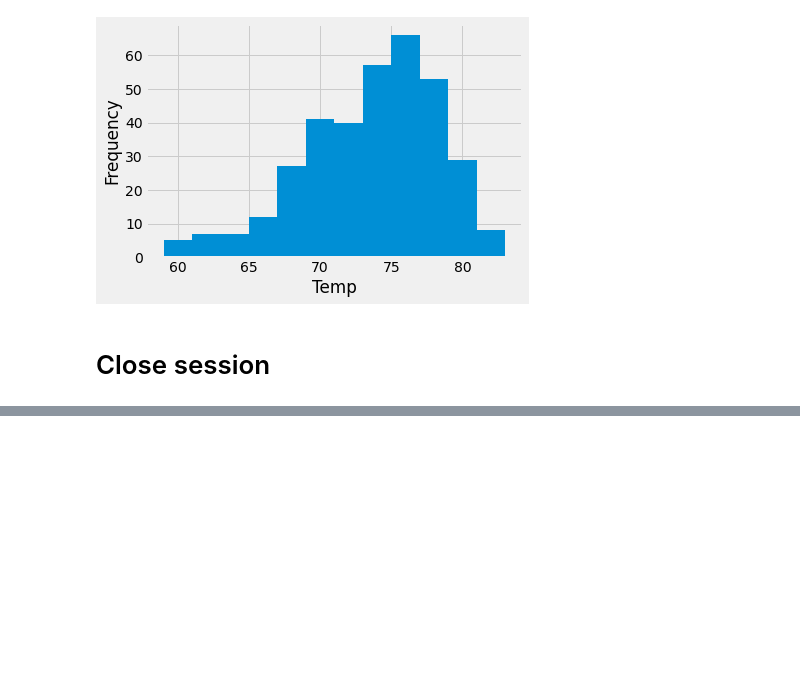
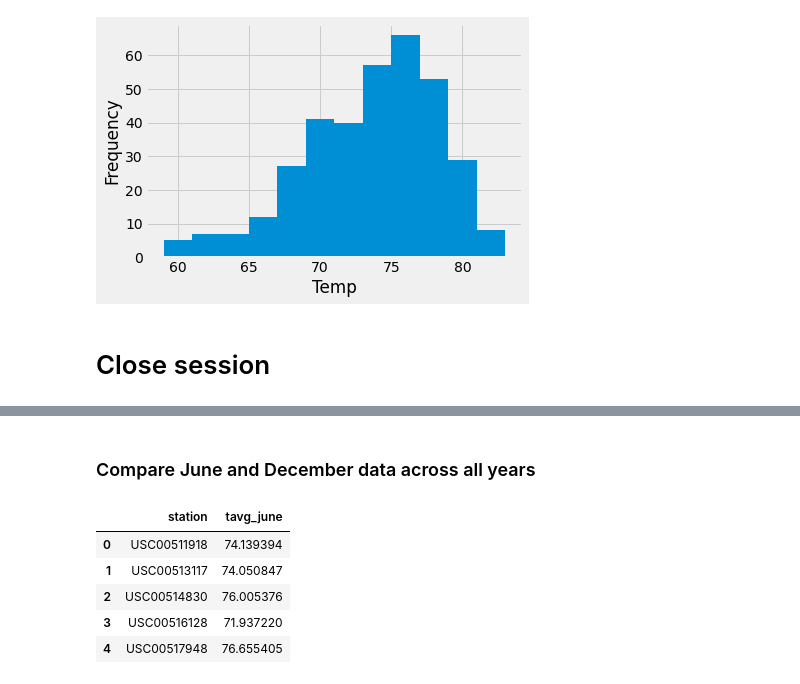
Before and after one commit to NickP20/sqlalchemy-challenge, a Jupyter notebook: climate_analysis.ipynb, the cells around one changed output, grey strips where cells are left out. Drawn from its saved outputs; the diff is of its cells as text; code cells hidden in the pictures; blank space fills up the shorter version.

```diff
--- a/climate_analysis.ipynb
+++ b/climate_analysis.ipynb
@@ -248,0 +316,17 @@ session.close()
+# %% [markdown]
+###  Compare June and December data across all years
+# %%
+# Filter data for desired months
+# Identify the average temperature for June
+june_temp= session.query(Measurement.station, func.avg(Measurement.tobs)).\
+                        filter(func.strftime("%m", Measurement.date)== "06").\
+                        group_by(Measurement.station).all()
+june_temp_df =pd.DataFrame(june_temp, columns =["station", "tavg_june"])
+june_temp_df.head()
+# %% [output]
+|  | station | tavg_june |
+| 0 | USC00511918 | 74.139394 |
+| 1 | USC00513117 | 74.050847 |
+| 2 | USC00514830 | 76.005376 |
+| 3 | USC00516128 | 71.937220 |
+| 4 | USC00517948 | 76.655405 |
```
Also changed, not shown: parts of 25 cells of this notebook, 1 other file.
